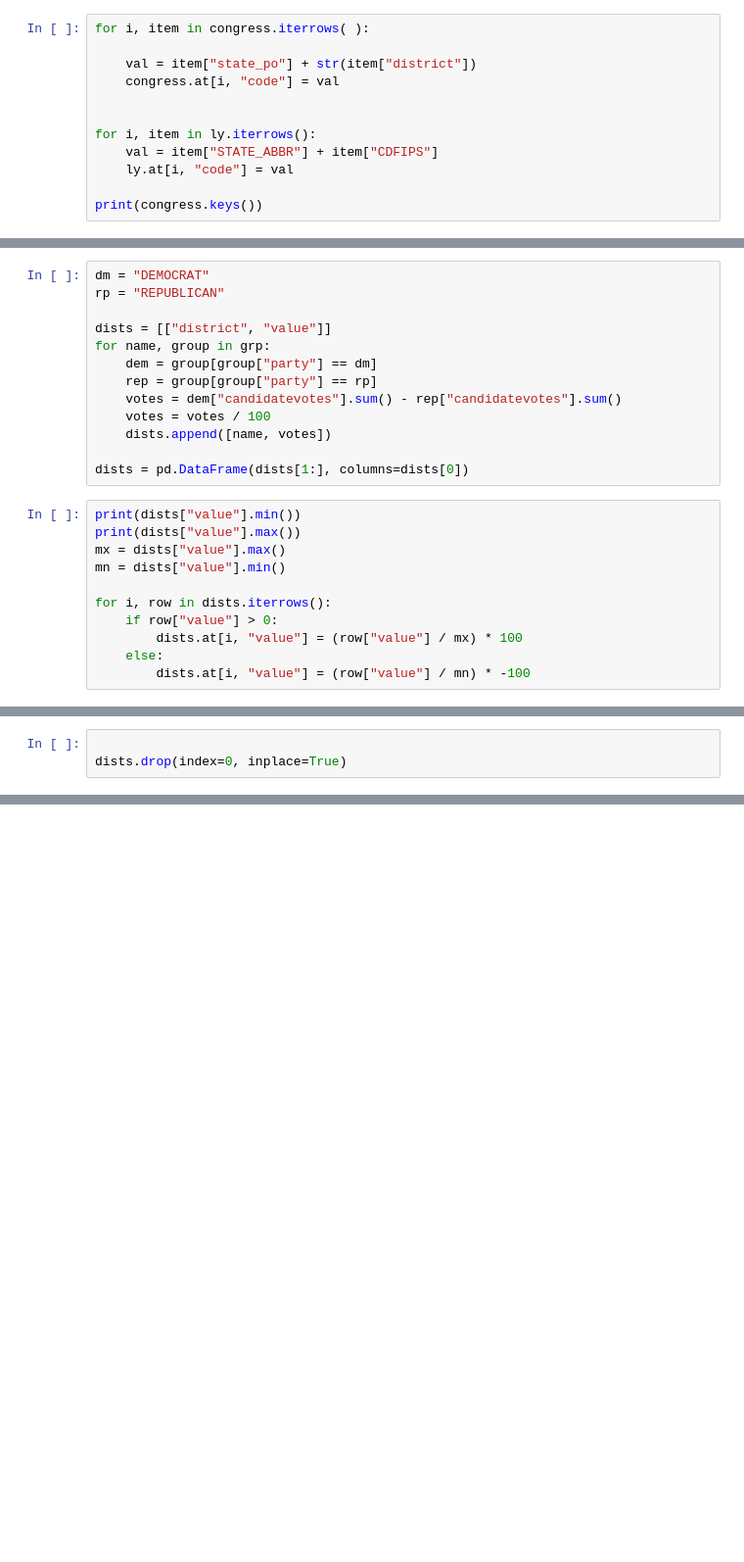
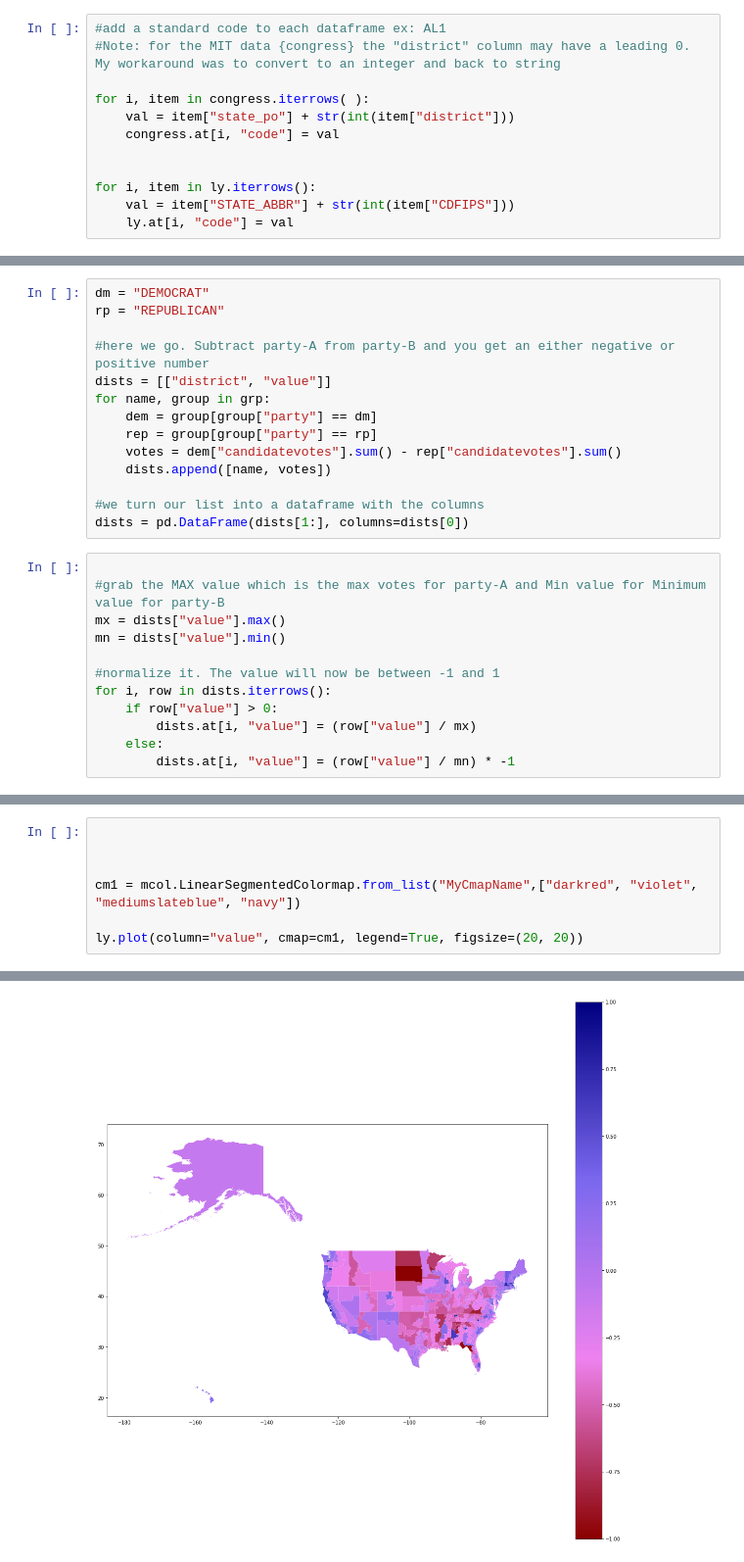
Before and after one commit to alekcunn/carto-congress, a Jupyter notebook: main.ipynb, the cells around one changed output, grey strips where cells are left out. Shown at 98% size. Saved outputs shown, nothing was run; the diff lists cells and outputs as text; blank space fills up the shorter version.

```diff
--- a/main.ipynb
+++ b/main.ipynb
@@ -7,14 +18,14 @@ congress = pd.read_csv("1976-2020-house.csv")
 #select all rows from year 2020
 congress = congress[congress['year'] == 2020]
 # %%
+#add a standard code to each dataframe ex: AL1
+#Note: for the MIT data {congress} the "district" column may have a leading 0. My workaround was to convert to an integer and back to string
+
 for i, item in congress.iterrows( ):
-
-    val = item["state_po"] + str(item["district"])
+    val = item["state_po"] + str(int(item["district"]))
     congress.at[i, "code"] = val
 
 
 for i, item in ly.iterrows():
-    val = item["STATE_ABBR"] + item["CDFIPS"]
+    val = item["STATE_ABBR"] + str(int(item["CDFIPS"]))
     ly.at[i, "code"] = val
-
-print(congress.keys())
@@ -30,23 +36,25 @@ grp = congress.groupby("code")
 dm = "DEMOCRAT"
 rp = "REPUBLICAN"
 
+#here we go. Subtract party-A from party-B and you get an either negative or positive number
 dists = [["district", "value"]]
 for name, group in grp:
     dem = group[group["party"] == dm]
     rep = group[group["party"] == rp]
     votes = dem["candidatevotes"].sum() - rep["candidatevotes"].sum()
-    votes = votes / 100
     dists.append([name, votes])
 
+#we turn our list into a dataframe with the columns
 dists = pd.DataFrame(dists[1:], columns=dists[0])
 # %%
-print(dists["value"].min())
-print(dists["value"].max())
+
+#grab the MAX value which is the max votes for party-A and Min value for Minimum value for party-B
 mx = dists["value"].max()
 mn = dists["value"].min()
 
+#normalize it. The value will now be between -1 and 1
 for i, row in dists.iterrows():
     if row["value"] > 0:
-        dists.at[i, "value"] = (row["value"] / mx) * 100
+        dists.at[i, "value"] = (row["value"] / mx)
     else:
-        dists.at[i, "value"] = (row["value"] / mn) * -100
+        dists.at[i, "value"] = (row["value"] / mn) * -1
@@ -56,4 +61 @@ for i, row in dists.iterrows():
-# %%
-
-dists.drop(index=0, inplace=True)
 # %%
@@ -87,0 +73,8 @@ ly
+# %%
+
+
+
+cm1 = mcol.LinearSegmentedColormap.from_list("MyCmapName",["darkred", "violet", "mediumslateblue", "navy"])
+
+ly.plot(column="value", cmap=cm1, legend=True, figsize=(20, 20))
+# %% [output]
@@ -87,0 +82 @@ ly
+[figure, added]
```
Also changed, not shown: parts of 11 cells of this notebook, 2 other files.
